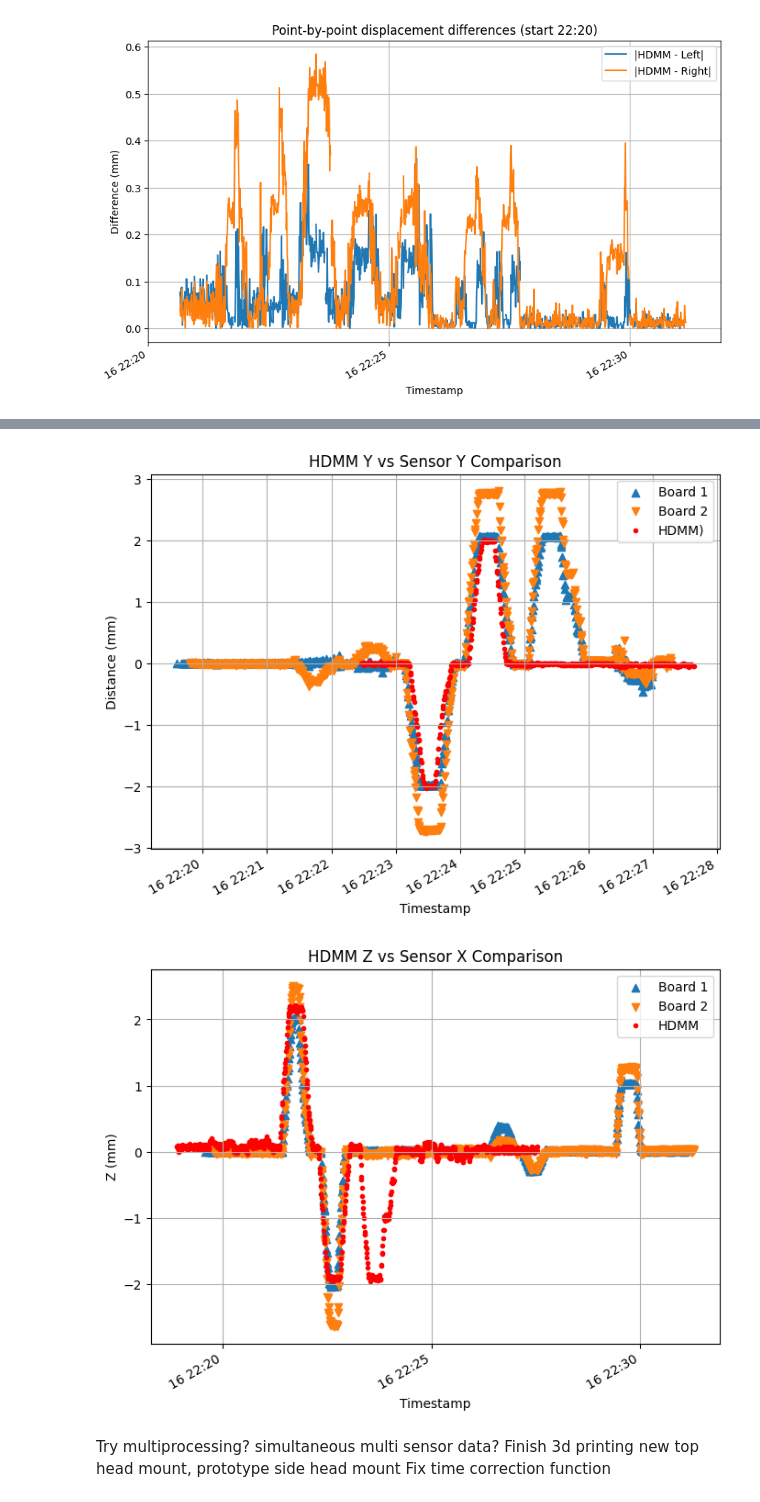
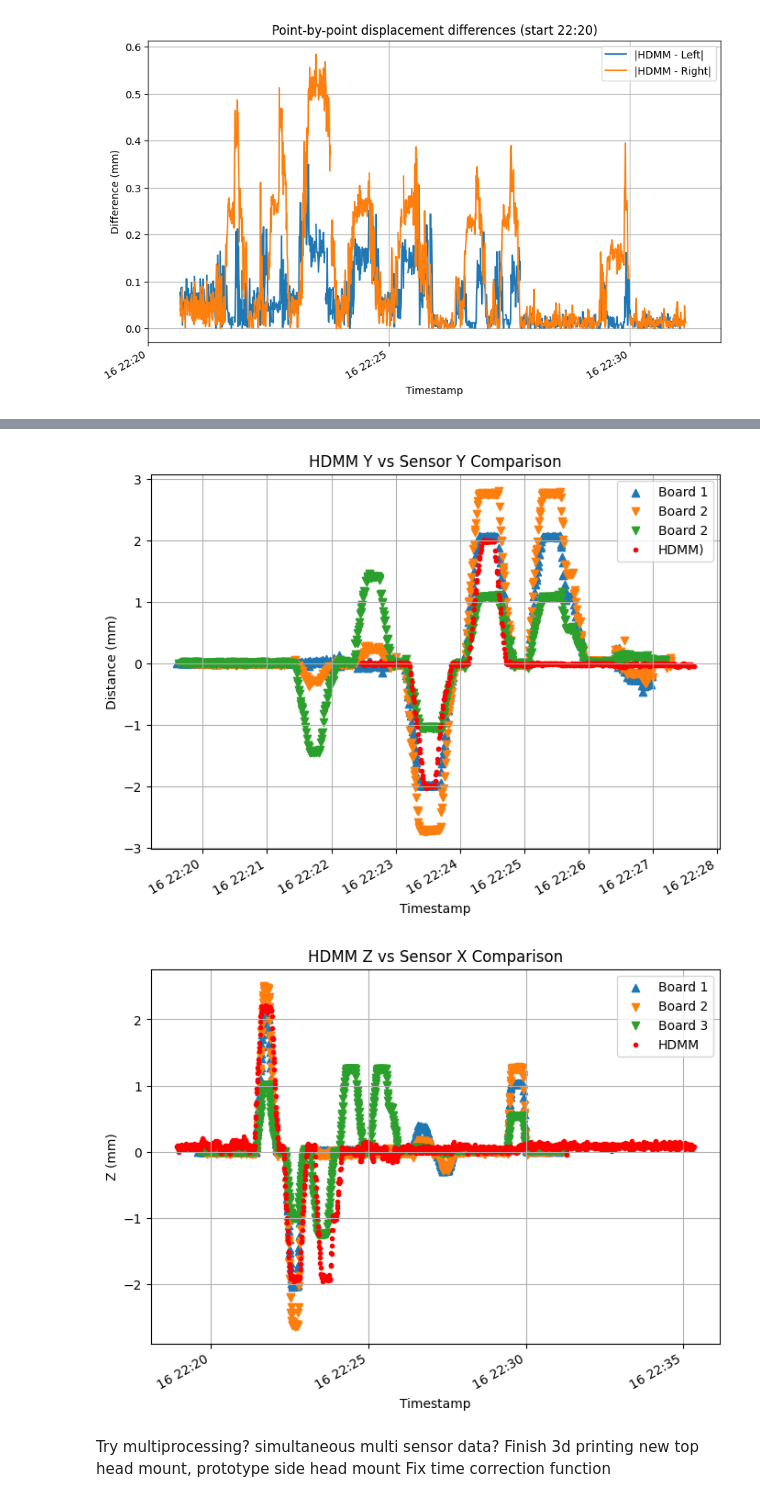
Before and after one commit to SpicedDill/magnetic-sensor-data, a Jupyter notebook: BN_Analysis/12122025_Multisensor_GK.ipynb, the cells around one changed output, grey strips where cells are left out. Cells and saved outputs as stored; diff of their text form; code cells hidden in the pictures.

Commit message:
updated plots

```diff
--- a/BN_Analysis/12122025_Multisensor_GK.ipynb
+++ b/BN_Analysis/12122025_Multisensor_GK.ipynb
@@ -794,6 +795,7 @@ hdmm_timecorr_shift = pd.to_datetime(hdmm_timecorr) + pd.to_timedelta(offset_s,
 plt.figure(figsize=(8, 6))
 plt.scatter(timestamps[-1200:-400], -np.array(rel_loc_predy[-1200:-400]), label='Board 1', marker='^')
 plt.scatter(timestamps2[-1200:-400], np.array(rel_loc_predy2[-1200:-400]), label='Board 2', marker='v')
+plt.scatter(timestamps3[-1200:-400], -np.array(rel_loc_predy3[-1200:-400]), label='Board 2', marker='v')
 plt.scatter(hdmm_timecorr_shift[-2800:-2200], hdmm_y[-2800:-2200],
             label=f'HDMM)', marker='.', color='red')
 plt.gcf().autofmt_xdate()
@@ -801,26 +803,27 @@ plt.xlabel('Timestamp'); plt.ylabel('Distance (mm)')
 plt.title('HDMM Y vs Sensor Y Comparison')
 plt.grid(True); plt.legend(); plt.show()
 # %% [output]
-[figure, old version]
+[figure, new version]
 # %%
 # Plotting
 offset_s = -305.0
 hdmm_timecorr_shift = pd.to_datetime(hdmm_timecorr) + pd.to_timedelta(offset_s, 's')
 
 
 plt.figure(figsize=(8, 6))
 plt.scatter(timestamps[-1200:], rel_loc_predx[-1200:], label='Board 1', marker='^')
 plt.scatter(timestamps2[-1200:], rel_loc_predx2[-1200:], label='Board 2', marker='v')
-plt.scatter(hdmm_timecorr_shift[-2800:-1800], hdmm_z[-2800:-1800], label='HDMM', marker='.', color='red')
+plt.scatter(timestamps3[-1200:], -np.array(rel_loc_predz3[-1200:]), label='Board 3', marker='v')
+plt.scatter(hdmm_timecorr_shift[-2800:-900], hdmm_z[-2800:-900], label='HDMM', marker='.', color='red')
 plt.gcf().autofmt_xdate()  # Auto-format the dates on the x-axis
 plt.xlabel('Timestamp')
 plt.ylabel('Z (mm)')
 plt.title('HDMM Z vs Sensor X Comparison')
 plt.grid(True)
 plt.legend()
 plt.show()
 # %% [output]
-[figure, old version]
+[figure, new version]
 # %% [markdown]
 Try multiprocessing? simultaneous multi sensor data?
 Finish 3d printing new top head mount, prototype side head mount
```
Also changed, not shown: parts of 2 cells of this notebook.
